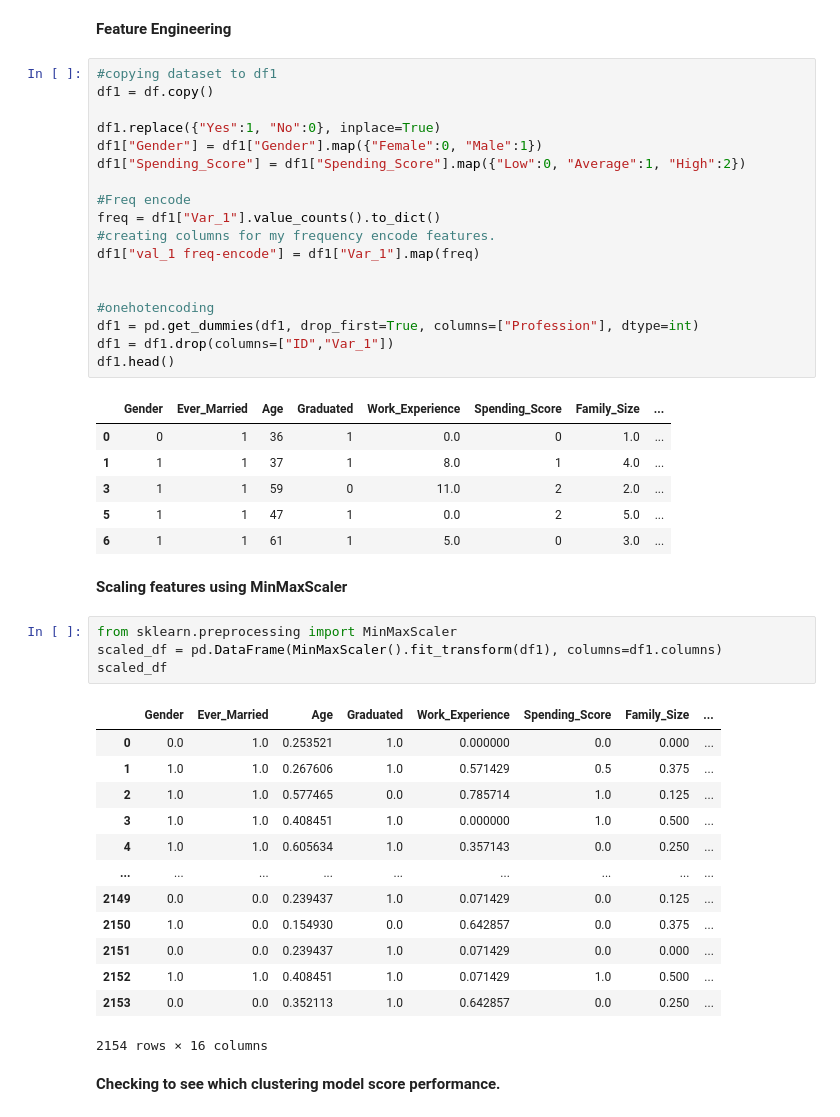
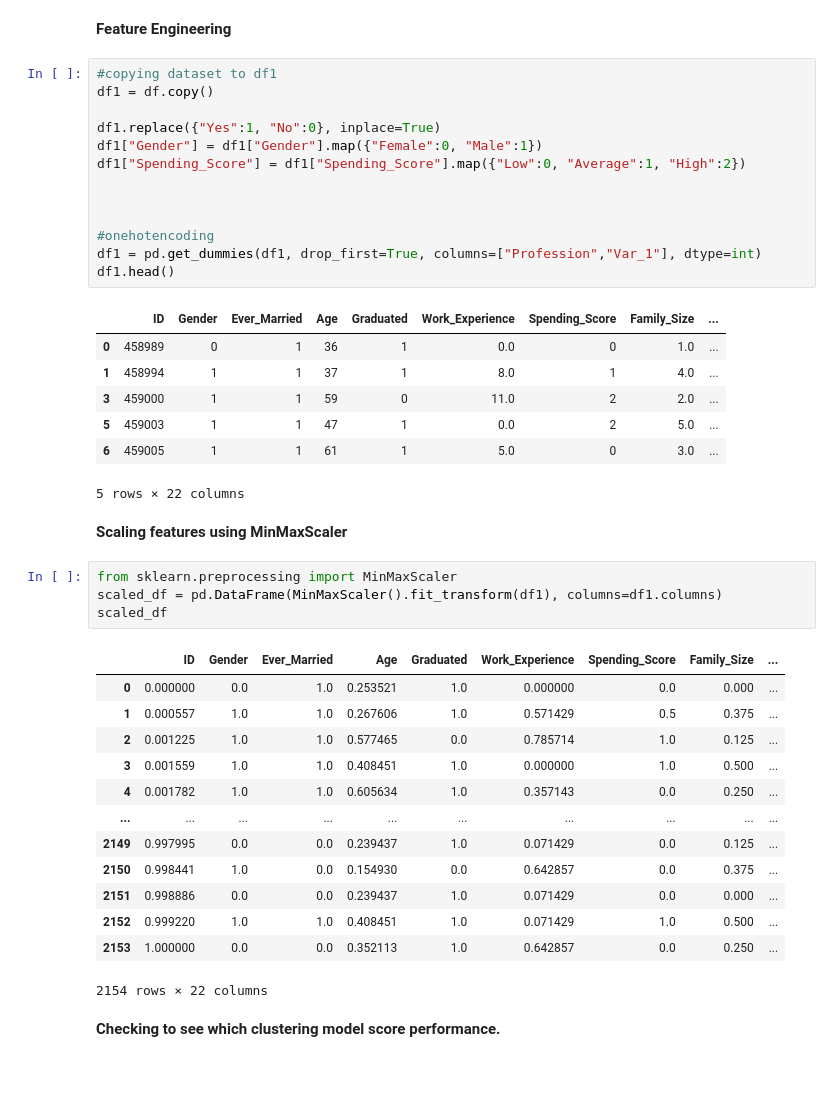
Before and after one commit to Love1117/Machine_learning-Projects, a Jupyter notebook: Machine_Learning Project/02_Unsupervised - Machine Learning/K-Means Clustering/Cluster customer spending habit(segmentation)/Customer_spending_habit1.ipynb, the cells around one changed output. Cells and saved outputs as stored; diff of their text form; blank space fills up the shorter version.

```diff
--- a/Machine_Learning Project/02_Unsupervised - Machine Learning/K-Means Clustering/Cluster customer spending habit(segmentation)/Customer_spending_habit1.ipynb
+++ b/Machine_Learning Project/02_Unsupervised - Machine Learning/K-Means Clustering/Cluster customer spending habit(segmentation)/Customer_spending_habit1.ipynb
@@ -64,28 +64,24 @@ df.dropna(inplace=True)
 # %%
 #copying dataset to df1
 df1 = df.copy()
 
 df1.replace({"Yes":1, "No":0}, inplace=True)
 df1["Gender"] = df1["Gender"].map({"Female":0, "Male":1})
 df1["Spending_Score"] = df1["Spending_Score"].map({"Low":0, "Average":1, "High":2})
 
-#Freq encode
-freq = df1["Var_1"].value_counts().to_dict()
-#creating columns for my frequency encode features.
-df1["val_1 freq-encode"] = df1["Var_1"].map(freq)
 
 
 #onehotencoding
-df1 = pd.get_dummies(df1, drop_first=True, columns=["Profession"], dtype=int)
-df1 = df1.drop(columns=["ID","Var_1"])
+df1 = pd.get_dummies(df1, drop_first=True, columns=["Profession","Var_1"], dtype=int)
 df1.head()
 # %% [output]
-|  | Gender | Ever_Married | Age | Graduated | Work_Experience | Spending_Score | Family_Size | ... |
-| 0 | 0 | 1 | 36 | 1 | 0.0 | 0 | 1.0 | ... |
-| 1 | 1 | 1 | 37 | 1 | 8.0 | 1 | 4.0 | ... |
-| 3 | 1 | 1 | 59 | 0 | 11.0 | 2 | 2.0 | ... |
-| 5 | 1 | 1 | 47 | 1 | 0.0 | 2 | 5.0 | ... |
-| 6 | 1 | 1 | 61 | 1 | 5.0 | 0 | 3.0 | ... |
+|  | ID | Gender | Ever_Married | Age | Graduated | Work_Experience | Spending_Score | Family_Size | ... |
+| 0 | 458989 | 0 | 1 | 36 | 1 | 0.0 | 0 | 1.0 | ... |
+| 1 | 458994 | 1 | 1 | 37 | 1 | 8.0 | 1 | 4.0 | ... |
+| 3 | 459000 | 1 | 1 | 59 | 0 | 11.0 | 2 | 2.0 | ... |
+| 5 | 459003 | 1 | 1 | 47 | 1 | 0.0 | 2 | 5.0 | ... |
+| 6 | 459005 | 1 | 1 | 61 | 1 | 5.0 | 0 | 3.0 | ... |
+5 rows × 22 columns
 # %% [markdown]
 **Scaling features using MinMaxScaler**
 # %%
@@ -93,19 +89,19 @@ from sklearn.preprocessing import MinMaxScaler
 scaled_df = pd.DataFrame(MinMaxScaler().fit_transform(df1), columns=df1.columns)
 scaled_df
 # %% [output]
-|  | Gender | Ever_Married | Age | Graduated | Work_Experience | Spending_Score | Family_Size | ... |
-| 0 | 0.0 | 1.0 | 0.253521 | 1.0 | 0.000000 | 0.0 | 0.000 | ... |
-| 1 | 1.0 | 1.0 | 0.267606 | 1.0 | 0.571429 | 0.5 | 0.375 | ... |
-| 2 | 1.0 | 1.0 | 0.577465 | 0.0 | 0.785714 | 1.0 | 0.125 | ... |
-| 3 | 1.0 | 1.0 | 0.408451 | 1.0 | 0.000000 | 1.0 | 0.500 | ... |
-| 4 | 1.0 | 1.0 | 0.605634 | 1.0 | 0.357143 | 0.0 | 0.250 | ... |
-| ... | ... | ... | ... | ... | ... | ... | ... | ... |
-| 2149 | 0.0 | 0.0 | 0.239437 | 1.0 | 0.071429 | 0.0 | 0.125 | ... |
-| 2150 | 1.0 | 0.0 | 0.154930 | 0.0 | 0.642857 | 0.0 | 0.375 | ... |
-| 2151 | 0.0 | 0.0 | 0.239437 | 1.0 | 0.071429 | 0.0 | 0.000 | ... |
-| 2152 | 1.0 | 1.0 | 0.408451 | 1.0 | 0.071429 | 1.0 | 0.500 | ... |
-| 2153 | 0.0 | 0.0 | 0.352113 | 1.0 | 0.642857 | 0.0 | 0.250 | ... |
+|  | ID | Gender | Ever_Married | Age | Graduated | Work_Experience | Spending_Score | Family_Size | ... |
+| 0 | 0.000000 | 0.0 | 1.0 | 0.253521 | 1.0 | 0.000000 | 0.0 | 0.000 | ... |
+| 1 | 0.000557 | 1.0 | 1.0 | 0.267606 | 1.0 | 0.571429 | 0.5 | 0.375 | ... |
+| 2 | 0.001225 | 1.0 | 1.0 | 0.577465 | 0.0 | 0.785714 | 1.0 | 0.125 | ... |
+| 3 | 0.001559 | 1.0 | 1.0 | 0.408451 | 1.0 | 0.000000 | 1.0 | 0.500 | ... |
+| 4 | 0.001782 | 1.0 | 1.0 | 0.605634 | 1.0 | 0.357143 | 0.0 | 0.250 | ... |
+| ... | ... | ... | ... | ... | ... | ... | ... | ... | ... |
+| 2149 | 0.997995 | 0.0 | 0.0 | 0.239437 | 1.0 | 0.071429 | 0.0 | 0.125 | ... |
+| 2150 | 0.998441 | 1.0 | 0.0 | 0.154930 | 0.0 | 0.642857 | 0.0 | 0.375 | ... |
+| 2151 | 0.998886 | 0.0 | 0.0 | 0.239437 | 1.0 | 0.071429 | 0.0 | 0.000 | ... |
+| 2152 | 0.999220 | 1.0 | 1.0 | 0.408451 | 1.0 | 0.071429 | 1.0 | 0.500 | ... |
+| 2153 | 1.000000 | 0.0 | 0.0 | 0.352113 | 1.0 | 0.642857 | 0.0 | 0.250 | ... |
-2154 rows × 16 columns
+2154 rows × 22 columns
 # %% [markdown]
 **Checking to see which clustering model score performance.**
 # %%
```
Also changed, not shown: parts of 9 cells of this notebook.
